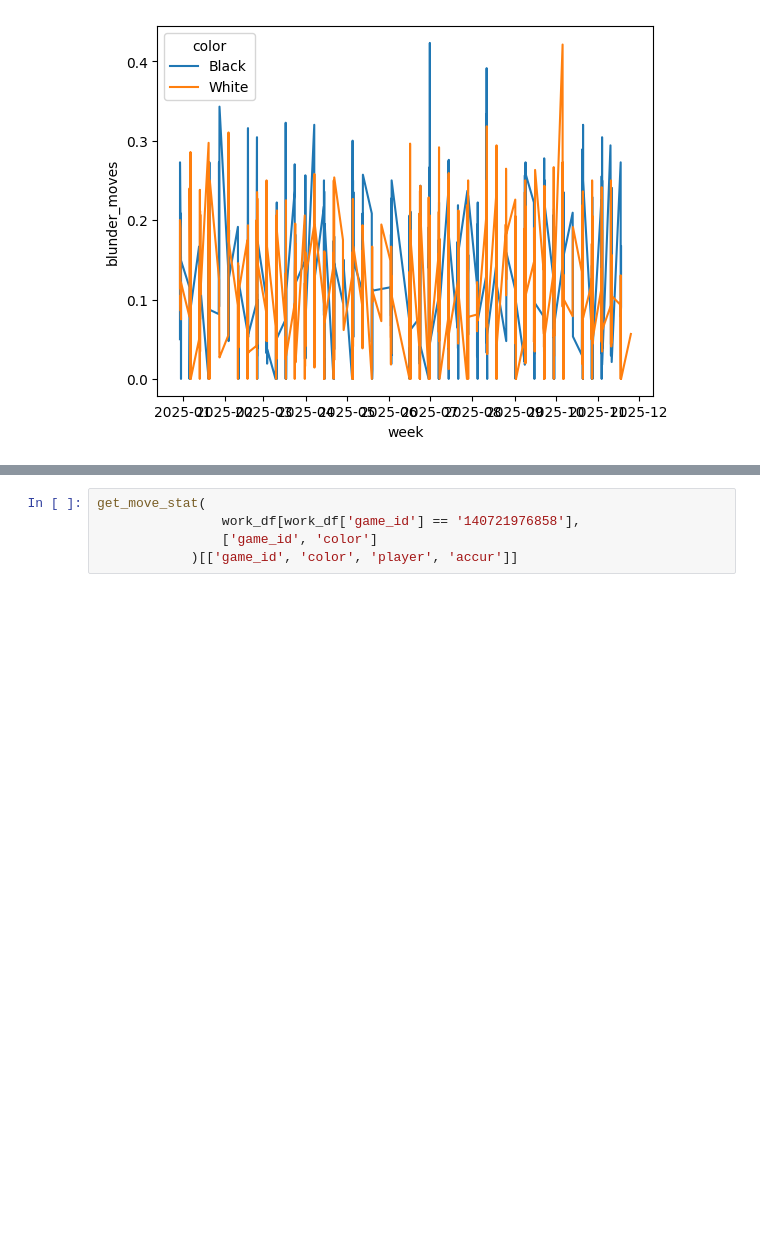
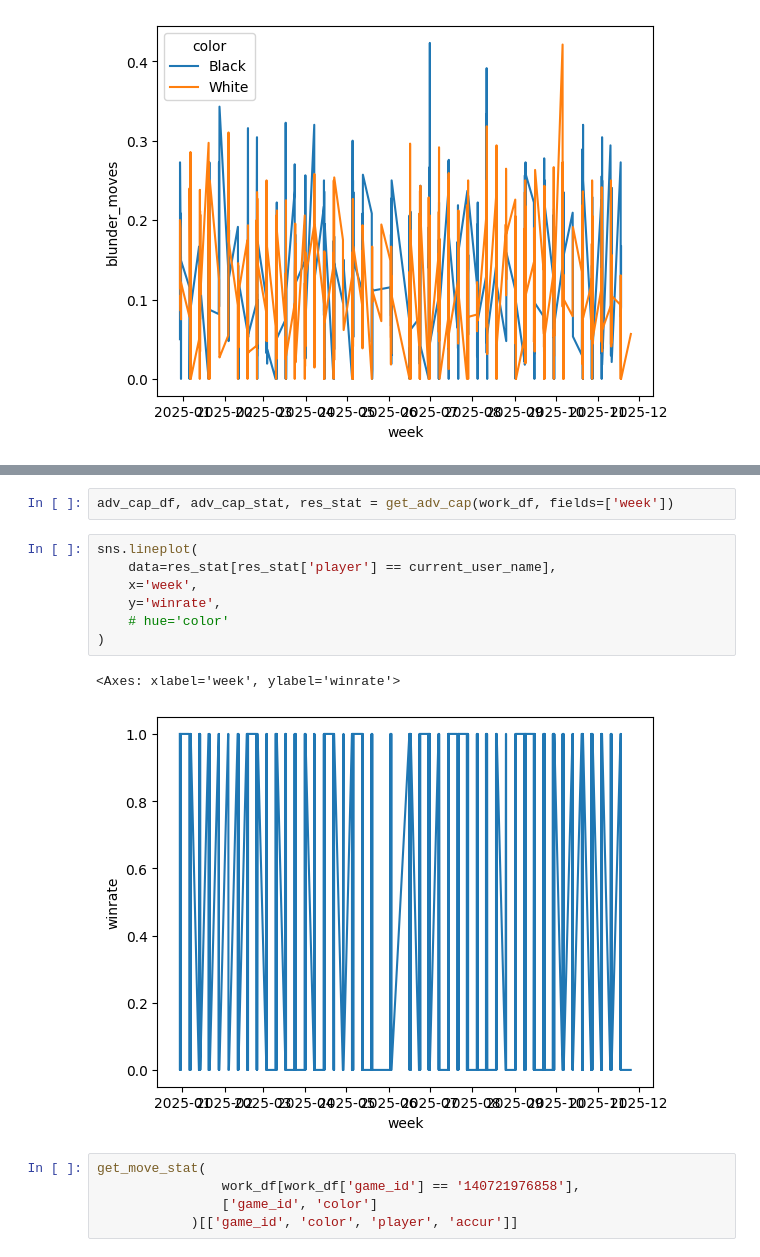
Before and after one commit to rosolimo212/chess_evaluater, a Jupyter notebook: tests.ipynb, the cells around one changed output, grey strips where cells are left out. Drawn from its saved outputs; the diff is of its cells as text; blank space fills up the shorter version.

```diff
--- a/tests.ipynb
+++ b/tests.ipynb
@@ -248,3 +147,15 @@ get_opponent_accur(work_df[work_df['game_id'] == '140721976858'])
+# %%
+adv_cap_df, adv_cap_stat, res_stat = get_adv_cap(work_df, fields=['week'])
+# %%
+sns.lineplot(
+    data=res_stat[res_stat['player'] == current_user_name],
+    x='week',
+    y='winrate',
+    # hue='color'
+)
+# %% [output]
+<Axes: xlabel='week', ylabel='winrate'>
+[figure, added]
 # %%
 get_move_stat(
                 work_df[work_df['game_id'] == '140721976858'],
```
Also changed, not shown: parts of 53 cells of this notebook, 1 other file.
